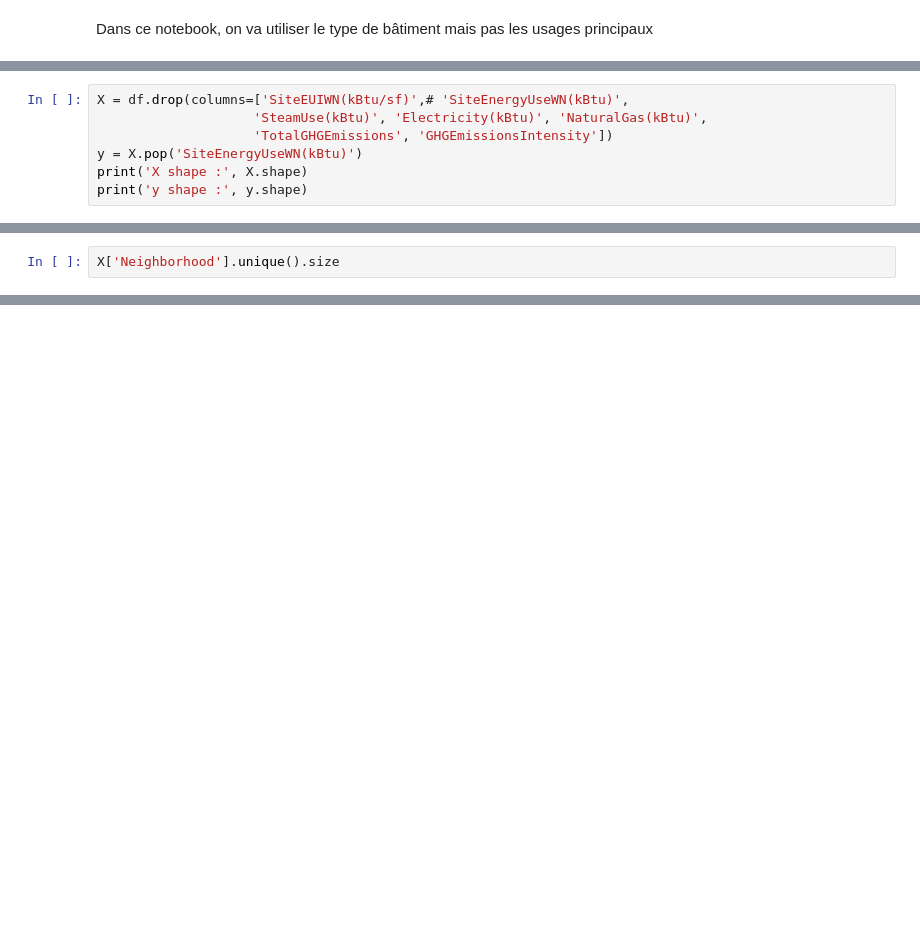
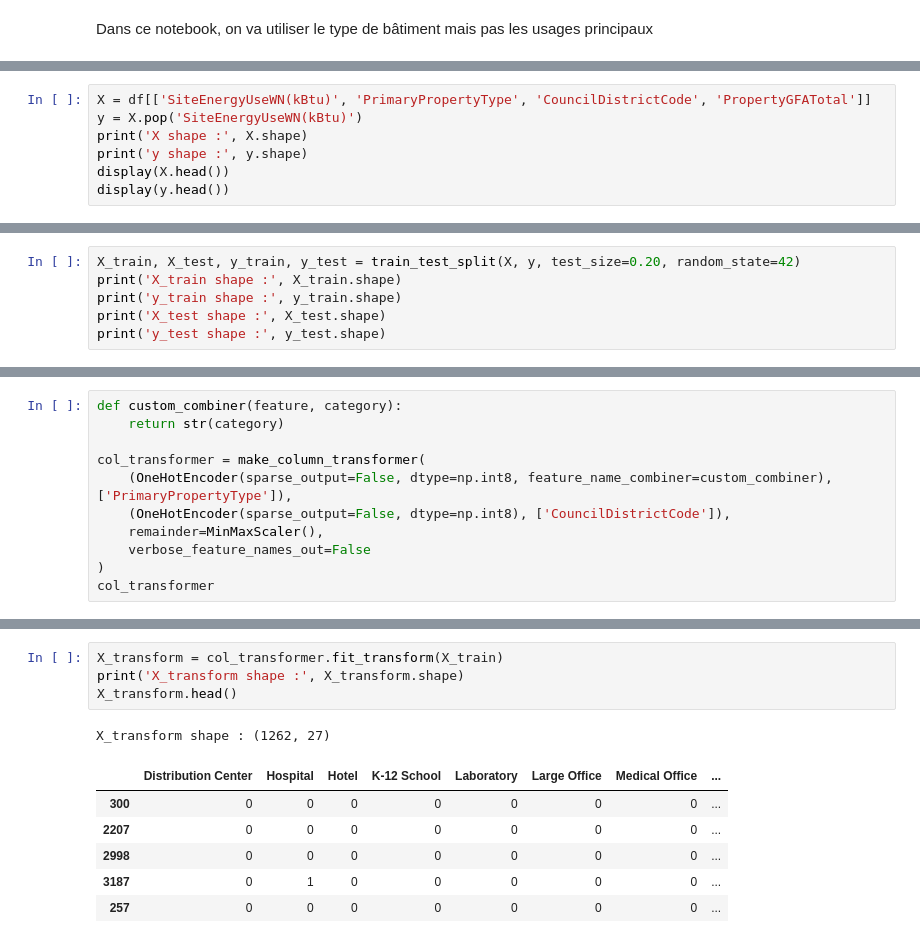
Before and after one commit to gabriel1628/Formation-Data-Scientist-OC, a Jupyter notebook: Projet 4 Anticipez les besoins en consommation de batiments/prediction_consommation_v2.ipynb, the cells around one changed output, grey strips where cells are left out. Cells and saved outputs as stored; diff of their text form; blank space fills up the shorter version.

```diff
--- a/Projet 4 Anticipez les besoins en consommation de batiments/prediction_consommation_v2.ipynb
+++ b/Projet 4 Anticipez les besoins en consommation de batiments/prediction_consommation_v2.ipynb
@@ -28,8 +45,8 @@ df.head()
 # %%
-X = df.drop(columns=['SiteEUIWN(kBtu/sf)',# 'SiteEnergyUseWN(kBtu)',
-                    'SteamUse(kBtu)', 'Electricity(kBtu)', 'NaturalGas(kBtu)',
-                    'TotalGHGEmissions', 'GHGEmissionsIntensity'])
+X = df[['SiteEnergyUseWN(kBtu)', 'PrimaryPropertyType', 'CouncilDistrictCode', 'PropertyGFATotal']]
 y = X.pop('SiteEnergyUseWN(kBtu)')
 print('X shape :', X.shape)
 print('y shape :', y.shape)
+display(X.head())
+display(y.head())
 # %% [output]
@@ -57,3 +67,7 @@ sns.displot(x=X['YearBuilt'])
 # %%
-X['Neighborhood'].unique().size
+X_train, X_test, y_train, y_test = train_test_split(X, y, test_size=0.20, random_state=42)
+print('X_train shape :', X_train.shape)
+print('y_train shape :', y_train.shape)
+print('X_test shape :', X_test.shape)
+print('y_test shape :', y_test.shape)
 # %% [output]
@@ -60,0 +112,11 @@ X['Neighborhood'].unique().size
+# %%
+def custom_combiner(feature, category):
+    return str(category)
+
+col_transformer = make_column_transformer(
+    (OneHotEncoder(sparse_output=False, dtype=np.int8, feature_name_combiner=custom_combiner), ['PrimaryPropertyType']),
+    (OneHotEncoder(sparse_output=False, dtype=np.int8), ['CouncilDistrictCode']),
+    remainder=MinMaxScaler(),
+    verbose_feature_names_out=False
+)
+col_transformer
@@ -60,0 +135,12 @@ X['Neighborhood'].unique().size
+# %%
+X_transform = col_transformer.fit_transform(X_train)
+print('X_transform shape :', X_transform.shape)
+X_transform.head()
+# %% [output]
+X_transform shape : (1262, 27)
+|  | Distribution Center | Hospital | Hotel | K-12 School | Laboratory | Large Office | Medical Office | ... |
+| 300 | 0 | 0 | 0 | 0 | 0 | 0 | 0 | ... |
+| 2207 | 0 | 0 | 0 | 0 | 0 | 0 | 0 | ... |
+| 2998 | 0 | 0 | 0 | 0 | 0 | 0 | 0 | ... |
+| 3187 | 0 | 1 | 0 | 0 | 0 | 0 | 0 | ... |
+| 257 | 0 | 0 | 0 | 0 | 0 | 0 | 0 | ... |
```
Also changed, not shown: parts of 28 cells of this notebook.
